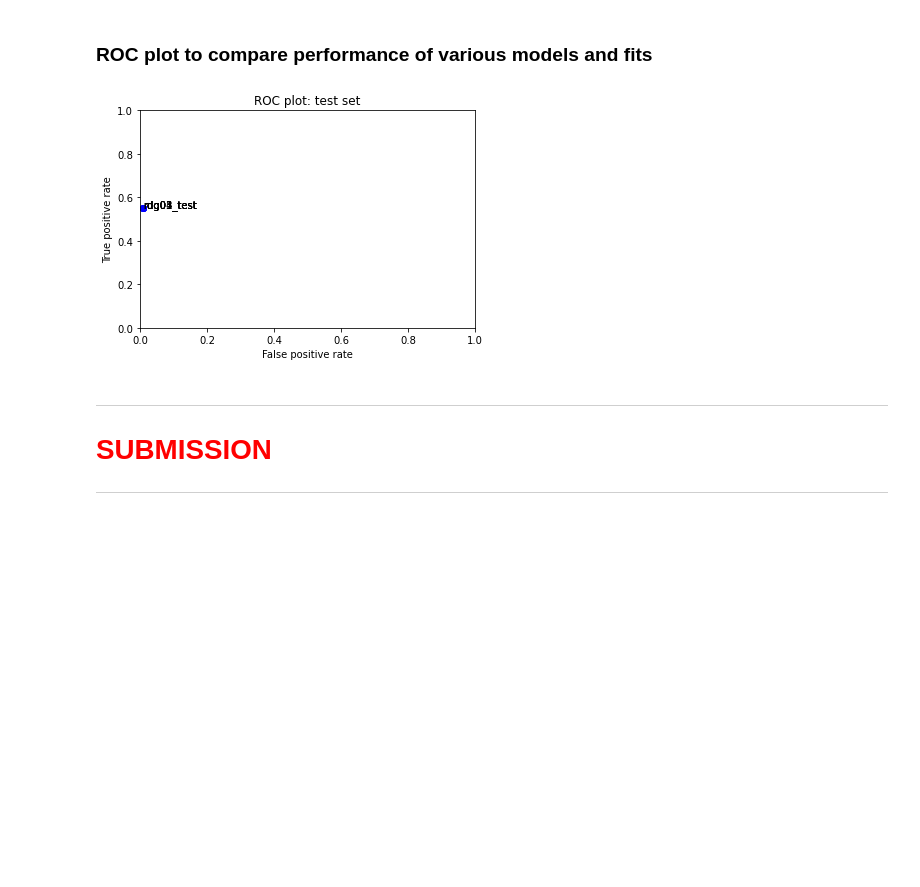
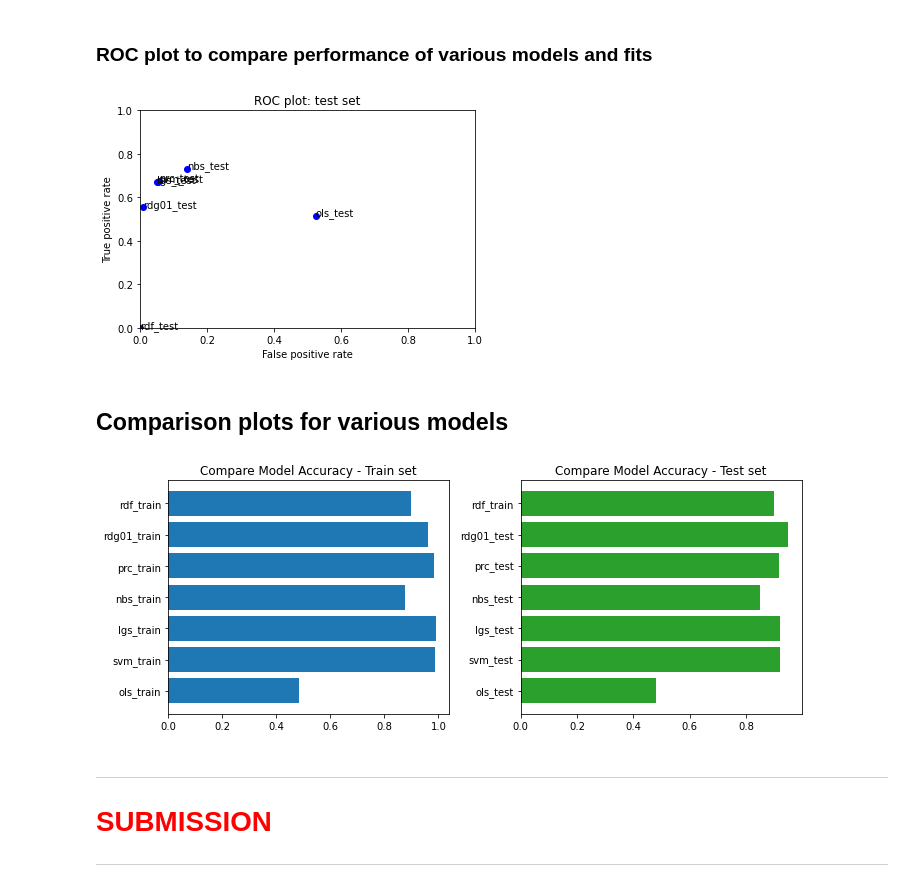
Before and after one commit to Jill1995/ml, a Jupyter notebook: final_assignment_1/toxiccomments_first_full_iteration.ipynb, the cells around one changed output. Cells and saved outputs as stored; diff of their text form; code cells hidden in the pictures; blank space fills up the shorter version.

```diff
--- a/final_assignment_1/toxiccomments_first_full_iteration.ipynb
+++ b/final_assignment_1/toxiccomments_first_full_iteration.ipynb
@@ -447,9 +448,9 @@ print(rdf_performance_test.performance_measures)
 # %% [markdown]
 ### ROC plot to compare performance of various models and fits
 # %%
-#fits = [ols_performance_test, svm_performance_test, lgs_performance_test, nbs_performance_test, prc_performance_test, rdg_performance_test, rdf_performance_test]
+fits = [ols_performance_test, svm_performance_test, lgs_performance_test, nbs_performance_test, prc_performance_test, rdg01_performance_test, rdf_performance_test]
 
-fits = [rdg01_performance_test,rdg02_performance_test,rdg03_performance_test,rdg04_performance_test,rdg05_performance_test]
+#fits = [rdg01_performance_test,rdg02_performance_test,rdg03_performance_test,rdg04_performance_test,rdg05_performance_test]
 for fit in fits:
     plt.plot(fit.performance_measures['FP'] / fit.performance_measures['Neg'],
              fit.performance_measures['TP'] / fit.performance_measures['Pos'], 'bo')
@@ -461,7 +462,31 @@ plt.xlabel('False positive rate')
 plt.ylabel('True positive rate')
 plt.show()
 # %% [output]
-[figure, old version]
+[figure, new version]
+# %% [markdown]
+## Comparison plots for various models
+# %%
+fits = [ols_performance_train, svm_performance_train,
+        lgs_performance_train, nbs_performance_train, prc_performance_train, rdg01_performance_train, rdf_performance_train]
+fits2 = [ols_performance_test, svm_performance_test,
+        lgs_performance_test, nbs_performance_test, prc_performance_test, rdg01_performance_test, rdf_performance_train]
+
+plt.figure(figsize=(10,4))
+
+plt.subplot(1, 2, 1)
+for fit in fits:
+    plt.barh(fit.desc, fit.performance_measures['Accuracy'], color=['tab:blue'])
+    plt.title('Compare Model Accuracy - Train set')
+
+plt.subplot(1, 2, 2)
+for fit in fits2:
+    plt.barh(fit.desc, fit.performance_measures['Accuracy'], color=['tab:green'])
+    plt.title('Compare Model Accuracy - Test set')
+
+plt.tight_layout()
+plt.show()
+# %% [output]
+[figure, added]
 # %% [markdown]
 ---
 
```
Also changed, not shown: parts of 24 cells of this notebook.
